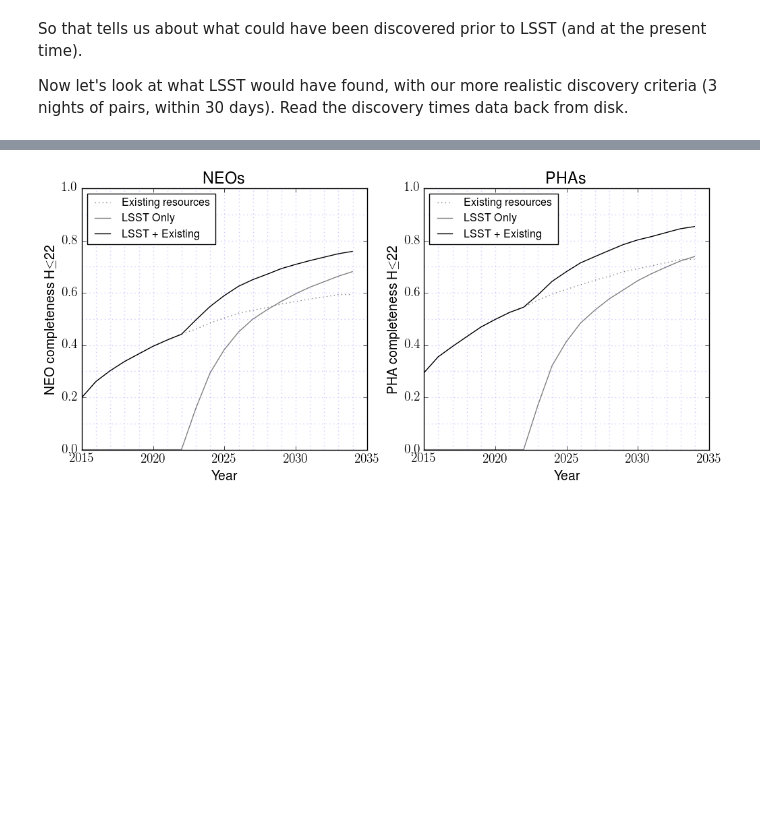
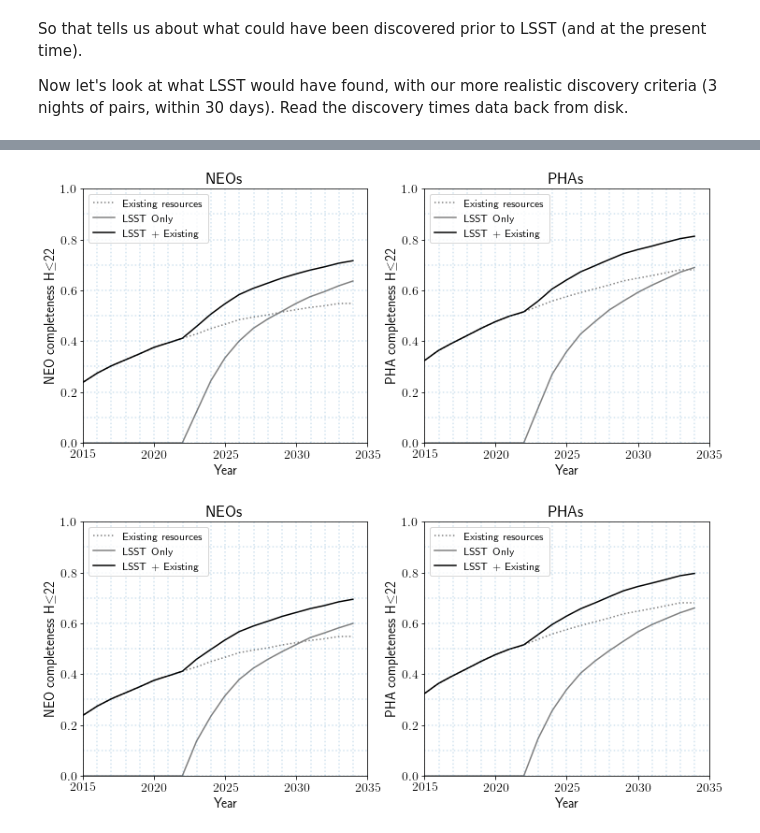
Before and after one commit to lsst-pst/neo_capabilities, a Jupyter notebook: Bright Objects Discovery Boost.ipynb, the cells around one changed output, grey strips where cells are left out. Saved outputs shown, nothing was run; the diff lists cells and outputs as text; code cells hidden in the pictures; blank space fills up the shorter version.

Commit message:
Updated bright/previously known objects

```diff
--- a/Bright Objects Discovery Boost.ipynb
+++ b/Bright Objects Discovery Boost.ipynb
@@ -234,7 +288,0 @@ At start of LSST operations, with same Vmag threshhold, expect 0.386404 complete
-# %%
-# Check one of Zeljko's numbers, which was fraction of the population which will not get brighter than V=24
-thresh = 24
-comp = calcFrac(peakVBundle['neo22'].metricValues, Hrange, thresh)
-print "Fraction of the NEO population @ h<=22 which never brighter than V=%f in 22 years: %f" %(thresh, 1 - comp[Hidx])
-comp = calcFrac(peakVBundle['pha22'].metricValues, Hrange, thresh)
-print "Fraction of the PHA population @ h<=22 which never brighter than V=%f in 22 years: %f" %(thresh, 1 - comp[Hidx])
@@ -244,6 +288,0 @@ Fraction of the PHA population @ h<=22 which never brighter than V=24.000000 in
-# %%
-# Check equivalent LSST threshhold
-lsstthresh = 22.2
-comp = calcFrac(peakVBundle['neo12'].metricValues, Hrange, lsstthresh)
-print "At %f Vmag threshhold, find %f completeness for H<=22 during 12 years of LSST" % (lsstthresh, comp[Hidx])
-print "This compares to 61% completeness calculated using full discovery metric in minion_1016."
@@ -326,0 +378,4 @@ for opsim in opsims:
+# %%
+Hrange2 = discTimes['minion_1016']['neo']['3_pairs_in_15'].slicer.Hrange
+for t in knownBundle.keys():
+    knownBundle[t].metricValues = knownBundle[t].metricValues[:, 0:len(Hrange2)]
@@ -346,26 +405,27 @@ def compTime(discoveryTimes, Hvals, times, cumulative=True):
     completeness = completenessH.swapaxes(0, 1)
     if cumulative:
         for i, t in enumerate(times):
-            completeness[i] = metrics.integrateOverH(completeness[i], Hvals)
+            completeness[i] = metrics.integrateOverH(completeness[i], Hvals, Hindex=0.33)
     return completeness
 # %%
 # Plot the cumulative completeness for H<=22 for NEOs (neo22, neo, and neo22+neo) and then PHAs
+strategy = '3_pairs_in_15'
+print(strategy)
 for opsim in opsims:
-    print
-    print opsim
+    print('\n', opsim)
     #times = np.arange(51544.16, 63230.16, 120)
     times12 = np.arange(51544.16, 63963.16, 365)
     times10 = np.arange(51544.16, 63232.16, 365)
     yrs12 = (times12 - 57023)/365.25 + 2015
     yrs10 = (times10 - 57023)/365.25 + 2015
-    if opsim == 'astro_lsst_01_1016':
-        print 'using 12 years'
+    if opsim == 'minion_1016':
+        print('using 10 years')
+        yrs = yrs10
+        times = times10
+    else:
+        print('using 12 years')
         yrs = yrs12
         times = times12
-    else:
-        print 'using 10 years'
-        yrs = yrs10
-        times = times10
     i=0
     plt.figure(figsize=(12, 5))
     plt.rc('text', usetex=True)
@@ -375,11 +435,11 @@ for opsim in opsims:
         i+=1
         comp = {}
         other = combineTimes(knownBundle[t + '22'].metricValues, knownBundle[t + '12'].metricValues)
-        comp['prev'] = compTime(knownBundle[t + '22'].metricValues, Hrange, times)
-        comp['other'] = compTime(other, Hrange, times)
-        comp['lsst'] = compTime(discTimes[opsim][t].metricValues, Hrange, times)
-        comp['both'] = compTime(combineTimes(other, discTimes[opsim][t].metricValues), Hrange, times)
-        Hidx = np.where(Hrange == 22)[0][0]
+        comp['prev'] = compTime(knownBundle[t + '22'].metricValues, Hrange2, times)
+        comp['other'] = compTime(other, Hrange2, times)
+        comp['lsst'] = compTime(discTimes[opsim][t][strategy].metricValues, Hrange2, times)
+        comp['both'] = compTime(combineTimes(other, discTimes[opsim][t][strategy].metricValues), Hrange2, times)
+        Hidx = np.where(Hrange2 == 22)[0][0]
         plt.subplot(1,2,i)
         plt.plot(yrs, comp['other'].swapaxes(0,1)[Hidx], color='gray', linestyle=':', label='Existing resources')
         plt.plot(yrs, comp['lsst'].swapaxes(0,1)[Hidx], color='gray', linestyle="-", label='LSST Only')
@@ -394,26 +454,27 @@ for opsim in opsims:
         plt.xlabel(r'Year')
         plt.ylabel(r'%s completeness H$\leq$22' % (t.upper()))
         plt.title(r'%ss' % (t.upper()))
+        plt.savefig('neo_pha_completeness_3in15_%s.pdf' % (opsim), format='pdf')
 
-        print t.upper()
+        print(t.upper())
         idx_2015 = np.where(abs(yrs-2015) == abs(yrs-2015).min())[0][0]
         idx_2016 = np.where(abs(yrs-2016) == abs(yrs-2016).min())[0][0]
         idx_start = np.where(abs(yrs-2022) == abs(yrs-2022).min())[0][0]
         idx_2032 = np.where(abs(yrs-2032) == abs(yrs-2032).min())[0][0]
-        print 'At 2015, have %.3f %s completeness from other surveys (%f, %f)' %(comp['other'][idx_2015][Hidx], t.upper(),
-                                                                             times[idx_2015], yrs[idx_2015])
-        print 'At 2016, have %.3f %s completeness from other surveys (%f, %f)' %(comp['other'][idx_2016][Hidx], t.upper(),
-                                                                             times[idx_2016], yrs[idx_2016])
-        print 'At start of LSST (2022), have %.3f %s completeness from other surveys (%f, %f)' %(comp['other'][idx_start][Hidx],
+        print('At 2015, have %.3f %s completeness from other surveys (%f, %f)' %(comp['other'][idx_2015][Hidx], t.upper(),
+                                                                             times[idx_2015], yrs[idx_2015]))
+        print('At 2016, have %.3f %s completeness from other surveys (%f, %f)' %(comp['other'][idx_2016][Hidx], t.upper(),
+                                                                             times[idx_2016], yrs[idx_2016]))
+        print('At start of LSST (2022), have %.3f %s completeness from other surveys (%f, %f)' %(comp['other'][idx_start][Hidx],
                                                                                              t.upper(), times[idx_start],
-                                                                                             yrs[idx_2015])
-        print 'At 2032, have %.3f %s completeness from other surveys (%f, %f)' %(comp['other'][idx_2032][Hidx],
-                                                                             t.upper(), times[idx_2032], yrs[idx_2032])
-        print 'Year %f' %yrs[-1]
-        print 'LSST only: %.3f' % (comp['lsst'][-1][Hidx])
-        print 'LSST + existing surveys: %.3f' % (comp['both'][-1][Hidx])
+                                                                                             yrs[idx_start]))
+        print('At 2032, have %.3f %s completeness from other surveys (%f, %f)' %(comp['other'][idx_2032][Hidx],
+                                                                             t.upper(), times[idx_2032], yrs[idx_2032]))
+        print('Year %f' %yrs[-1])
+        print('LSST only: %.3f' % (comp['lsst'][-1][Hidx]))
+        print('LSST + existing surveys: %.3f' % (comp['both'][-1][Hidx]))
 
-        print 'Year %f (yr 10)' %yrs[idx_2032]
-        print 'LSST only: %.3f' % (comp['lsst'][idx_2032][Hidx])
-        print 'LSST + existing surveys: %.3f' % (comp['both'][idx_2032][Hidx])
+        print('Year %f (yr 10)' %yrs[idx_2032])
+        print('LSST only: %.3f' % (comp['lsst'][idx_2032][Hidx]))
+        print('LSST + existing surveys: %.3f' % (comp['both'][idx_2032][Hidx]))
 # %% [output]
@@ -438 +499,2 @@ LSST + existing surveys: 0.831
-[figure, old version]
+[figure, new version]
+[figure, added]
```
Also changed, not shown: parts of 28 cells of this notebook.
